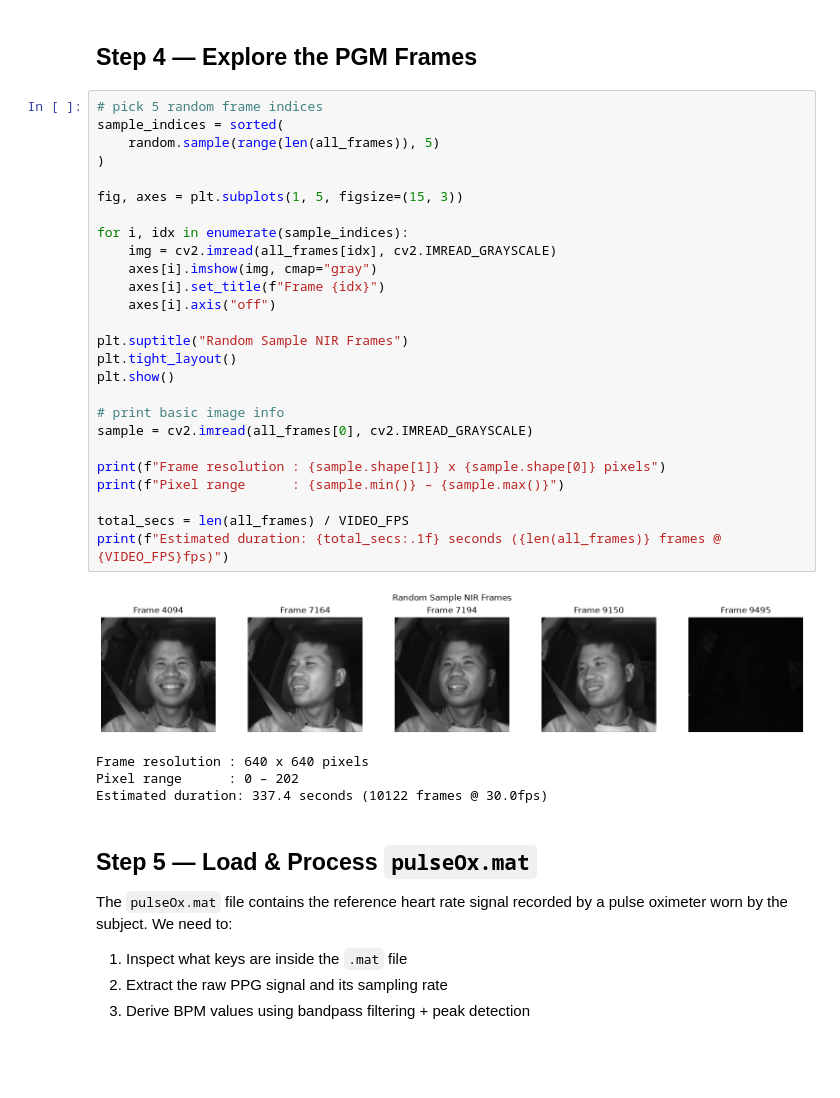
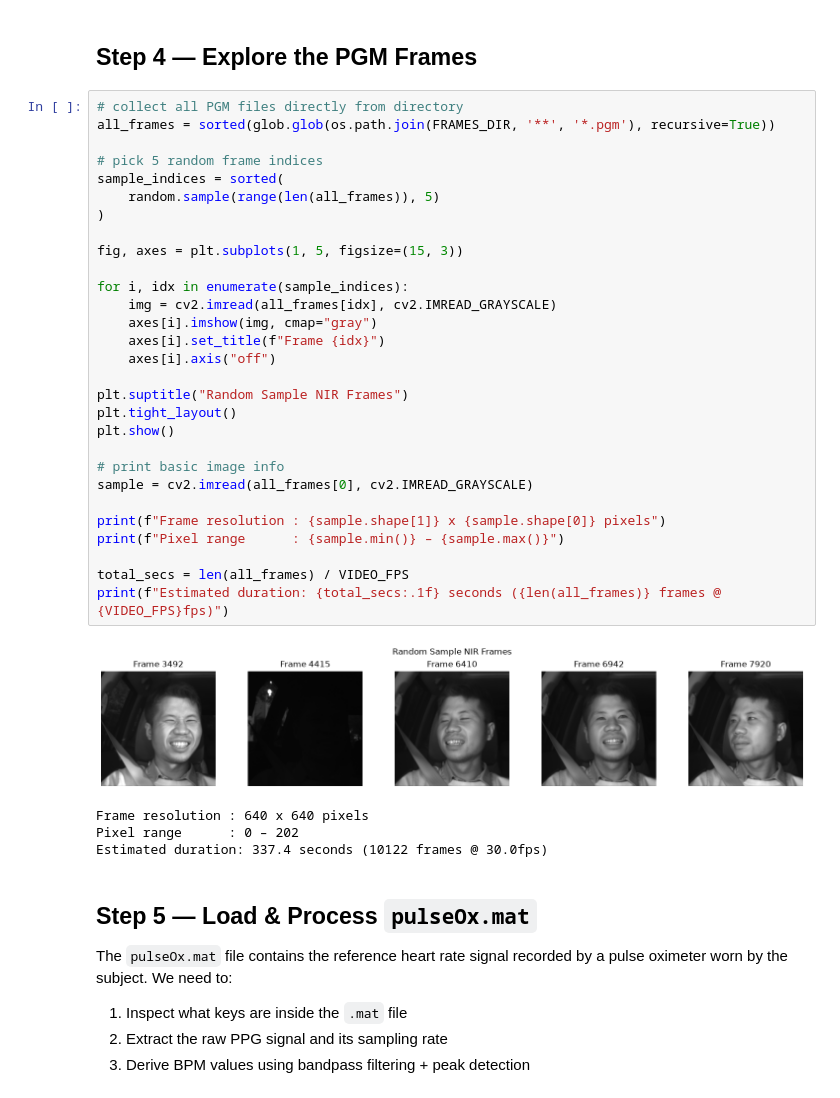
Before and after one commit to Royqlx/Heart-Rate, a Jupyter notebook: notebooks/heart_rate.ipynb, the cells around one changed output. Drawn from its saved outputs; the diff is of its cells as text; blank space fills up the shorter version.

```diff
--- a/notebooks/heart_rate.ipynb
+++ b/notebooks/heart_rate.ipynb
@@ -97,33 +97,36 @@ Last frame : D:\Data Science\UST\Heart Rate\data\raw\Subject1\subject1_driving_l
 # %% [markdown]
 ## Step 4 — Explore the PGM Frames
 # %%
+# collect all PGM files directly from directory
+all_frames = sorted(glob.glob(os.path.join(FRAMES_DIR, '**', '*.pgm'), recursive=True))
+
 # pick 5 random frame indices
 sample_indices = sorted(
     random.sample(range(len(all_frames)), 5)
 )
 
 fig, axes = plt.subplots(1, 5, figsize=(15, 3))
 
 for i, idx in enumerate(sample_indices):
     img = cv2.imread(all_frames[idx], cv2.IMREAD_GRAYSCALE)
     axes[i].imshow(img, cmap="gray")
     axes[i].set_title(f"Frame {idx}")
     axes[i].axis("off")
 
 plt.suptitle("Random Sample NIR Frames")
 plt.tight_layout()
 plt.show()
 
 # print basic image info
 sample = cv2.imread(all_frames[0], cv2.IMREAD_GRAYSCALE)
 
 print(f"Frame resolution : {sample.shape[1]} x {sample.shape[0]} pixels")
 print(f"Pixel range      : {sample.min()} – {sample.max()}")
 
 total_secs = len(all_frames) / VIDEO_FPS
 print(f"Estimated duration: {total_secs:.1f} seconds ({len(all_frames)} frames @ {VIDEO_FPS}fps)")
 # %% [output]
-[figure, old version]
+[figure, new version]
 Frame resolution : 640 x 640 pixels
 Pixel range      : 0 – 202
 Estimated duration: 337.4 seconds (10122 frames @ 30.0fps)
```
Also changed, not shown: parts of 9 cells of this notebook.
